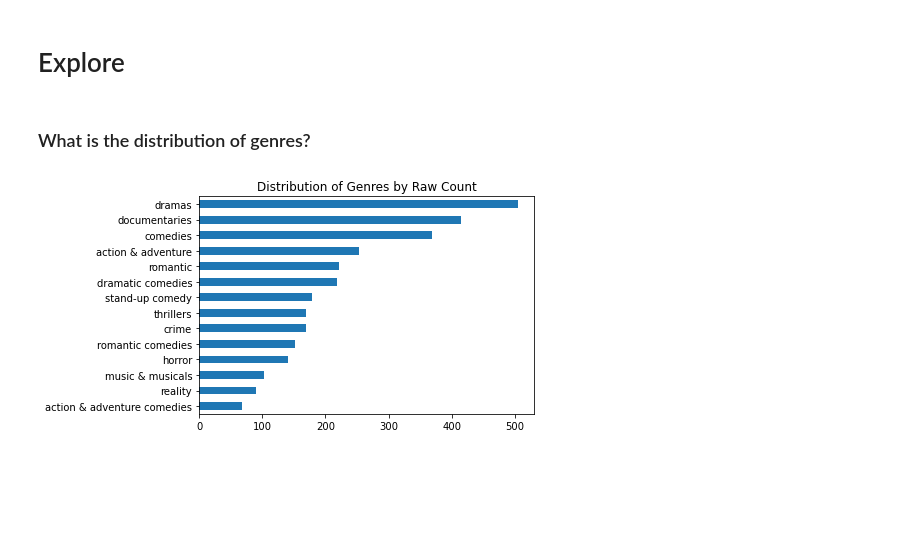
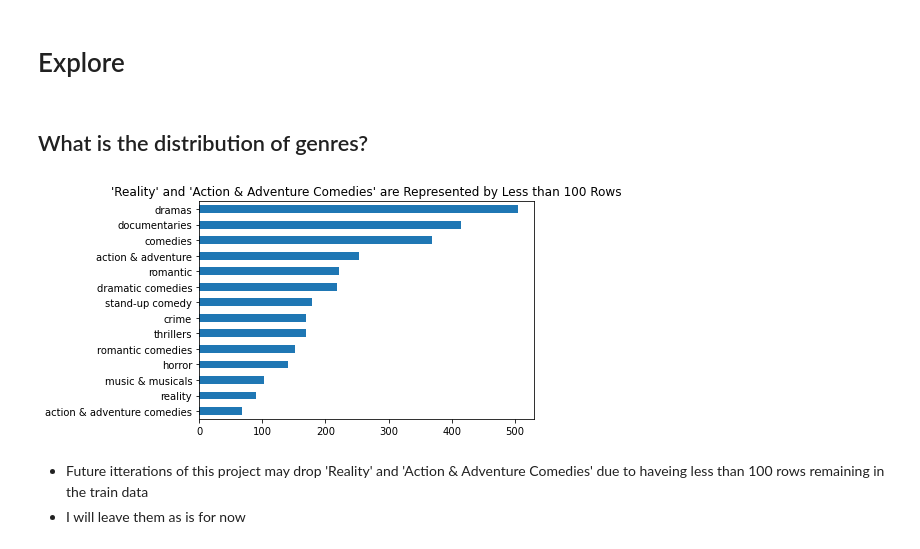
Before and after one commit to Johndsalas/guess_the_genre_netflix, a Jupyter notebook: Main.ipynb, the cells around one changed output. Cells and saved outputs as stored; diff of their text form; code cells hidden in the pictures; blank space fills up the shorter version.

```diff
--- a/Main.ipynb
+++ b/Main.ipynb
@@ -93,10 +93,14 @@ train, validate, test = w.split_my_data(w.get_my_movie_data())
 # %% [markdown]
 # Explore
 # %% [markdown]
-### What is the distribution of genres?
+## What is the distribution of genres?
 # %%
-train.genre.value_counts().sort_values().plot(kind = 'barh', title = "Distribution of Genres by Raw Count")
+# get bar chart with distribution of genres
+train.genre.value_counts().sort_values().plot(kind = 'barh', title = "'Reality' and 'Action & Adventure Comedies' are Represented by Less than 100 Rows")
 plt.show()
 # %% [output]
-[figure, old version]
+[figure, new version]
+# %% [markdown]
+* Future itterations of this project may drop 'Reality' and 'Action & Adventure Comedies' due to haveing less than 100 rows remaining in the train data
+* I will leave them as is for now
 # %%
```
Also changed, not shown: parts of 34 cells of this notebook, 3 other files.
